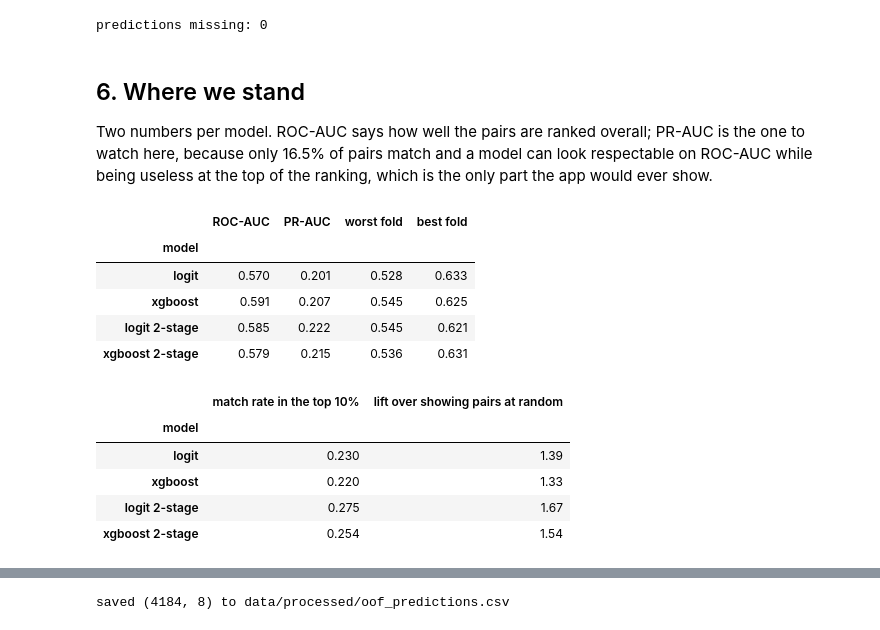
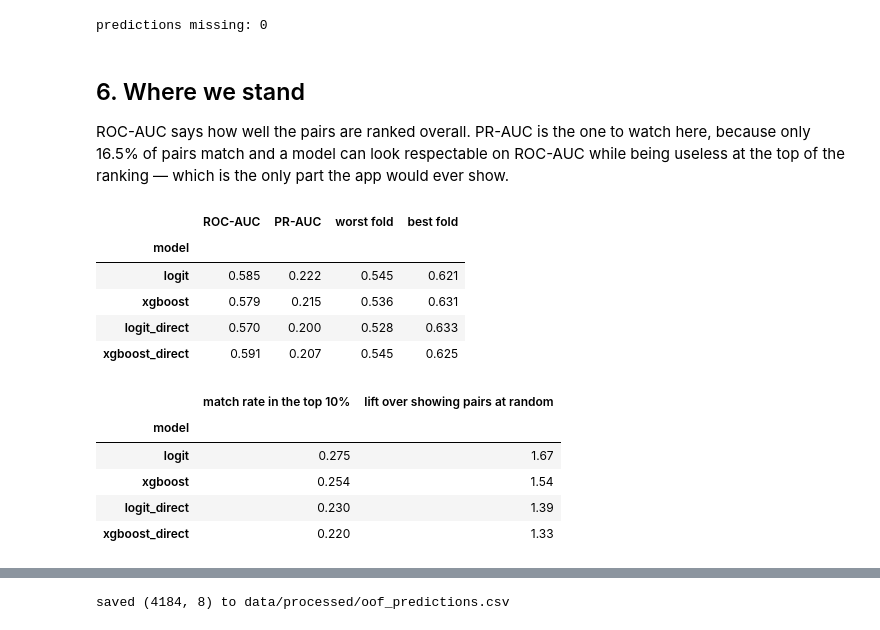
Before and after one commit to ithierda/isaf-group-rito-mitsouka, a Jupyter notebook: notebooks/03_models.ipynb, the cells around one changed output, grey strips where cells are left out. Saved outputs shown, nothing was run; the diff lists cells and outputs as text; code cells hidden in the pictures.

```diff
--- a/notebooks/03_models.ipynb
+++ b/notebooks/03_models.ipynb
@@ -141,19 +146,17 @@ ends up with a prediction from a model that never saw it.
 # %%
-MODELS = {"logit": lambda: encoded(LogisticRegression(max_iter=3000, C=0.05, l1_ratio=1,
-                                                      solver="liblinear")),
-          "xgboost": boosted}
+DIRECT = {"logit_direct": lambda: encoded(LogisticRegression(max_iter=3000, C=0.05, l1_ratio=1,
+                                                             solver="liblinear")),
+          "xgboost_direct": boosted}
 
 oof = table[["pair", "wave", "fold", "match"]].copy()
-for name in MODELS:
-    oof[name] = np.nan
 
 for k in sorted(table.fold.unique()):
     train, test = table.fold != k, table.fold == k
-    for name, build in MODELS.items():
+    for name, build in DIRECT.items():
         model = build().fit(X[train], y[train])
         oof.loc[test, name] = model.predict_proba(X[test])[:, 1]
 
-print("predictions missing:", oof[list(MODELS)].isna().sum().sum())
+print("predictions missing:", oof[list(DIRECT)].isna().sum().sum())
 oof.head(3)
 # %% [output]
 predictions missing: 0
@@ -203,16 +206,15 @@ def two_stage(final_step, scale):
         steps.append(StandardScaler())
     return make_pipeline(*steps, final_step)
 
-BUILDERS = {
-    "logit 2-stage": lambda: two_stage(LogisticRegression(max_iter=3000, C=0.05, l1_ratio=1,
-                                                          solver="liblinear"), scale=True),
-    "xgboost 2-stage": lambda: two_stage(XGBClassifier(n_estimators=300, max_depth=4,
-                                                       learning_rate=0.05, subsample=0.8,
-                                                       colsample_bytree=0.8, eval_metric="logloss",
-                                                       random_state=0), scale=False),
+MODELS = {
+    "logit": lambda: two_stage(LogisticRegression(max_iter=3000, C=0.05, l1_ratio=1,
+                                                  solver="liblinear"), scale=True),
+    "xgboost": lambda: two_stage(XGBClassifier(n_estimators=300, max_depth=4, learning_rate=0.05,
+                                               subsample=0.8, colsample_bytree=0.8,
+                                               eval_metric="logloss", random_state=0), scale=False),
 }
 
-for name, build in BUILDERS.items():
+for name, build in MODELS.items():
     oof[name] = np.nan
     for k in sorted(table.fold.unique()):
         train, test = table.fold != k, table.fold == k
@@ -221,35 +223,35 @@ for name, build in BUILDERS.items():
         oof.loc[test, name] = (model.predict_proba(hers[test])[:, 1]
                                * model.predict_proba(his[test])[:, 1])
 
-print("predictions missing:", oof[list(BUILDERS)].isna().sum().sum())
+print("predictions missing:", oof[list(MODELS)].isna().sum().sum())
 # %% [output]
 predictions missing: 0
 # %% [markdown]
 ## 6. Where we stand
 
-Two numbers per model. ROC-AUC says how well the pairs are ranked overall; PR-AUC is the one to watch
-here, because only 16.5% of pairs match and a model can look respectable on ROC-AUC while being
-useless at the top of the ranking, which is the only part the app would ever show.
+ROC-AUC says how well the pairs are ranked overall. PR-AUC is the one to watch here, because only
+16.5% of pairs match and a model can look respectable on ROC-AUC while being useless at the top of
+the ranking — which is the only part the app would ever show.
 # %%
 def score(column):
     per_fold = [roc_auc_score(g.match, g[column]) for _, g in oof.groupby("fold")]
     return {"ROC-AUC": round(roc_auc_score(oof.match, oof[column]), 3),
             "PR-AUC": round(average_precision_score(oof.match, oof[column]), 3),
             "worst fold": round(min(per_fold), 3),
             "best fold": round(max(per_fold), 3)}
 
-ALL = list(MODELS) + list(BUILDERS)
+ALL = list(MODELS) + list(DIRECT)   # the two-stage models first, the baseline after
 
 results = pd.DataFrame({name: score(name) for name in ALL}).T
 results.index.name = "model"
 results
 # %% [output]
 |  | ROC-AUC | PR-AUC | worst fold | best fold |
 | model |  |  |  |  |
-| logit | 0.570 | 0.201 | 0.528 | 0.633 |
-| xgboost | 0.591 | 0.207 | 0.545 | 0.625 |
-| logit 2-stage | 0.585 | 0.222 | 0.545 | 0.621 |
-| xgboost 2-stage | 0.579 | 0.215 | 0.536 | 0.631 |
+| logit | 0.585 | 0.222 | 0.545 | 0.621 |
+| xgboost | 0.579 | 0.215 | 0.536 | 0.631 |
+| logit_direct | 0.570 | 0.200 | 0.528 | 0.633 |
+| xgboost_direct | 0.591 | 0.207 | 0.545 | 0.625 |
 # %%
 # What the client would actually see: if the app shows the top 10% of pairs, how many are matches?
 base = oof.match.mean()
@@ -263,7 +265,7 @@ pd.DataFrame(rows).set_index("model")
 # %% [output]
 |  | match rate in the top 10% | lift over showing pairs at random |
 | model |  |  |
-| logit | 0.230 | 1.39 |
-| xgboost | 0.220 | 1.33 |
-| logit 2-stage | 0.275 | 1.67 |
-| xgboost 2-stage | 0.254 | 1.54 |
+| logit | 0.275 | 1.67 |
+| xgboost | 0.254 | 1.54 |
+| logit_direct | 0.230 | 1.39 |
+| xgboost_direct | 0.220 | 1.33 |
```
Also changed, not shown: parts of 9 cells of this notebook, 4 other files.
